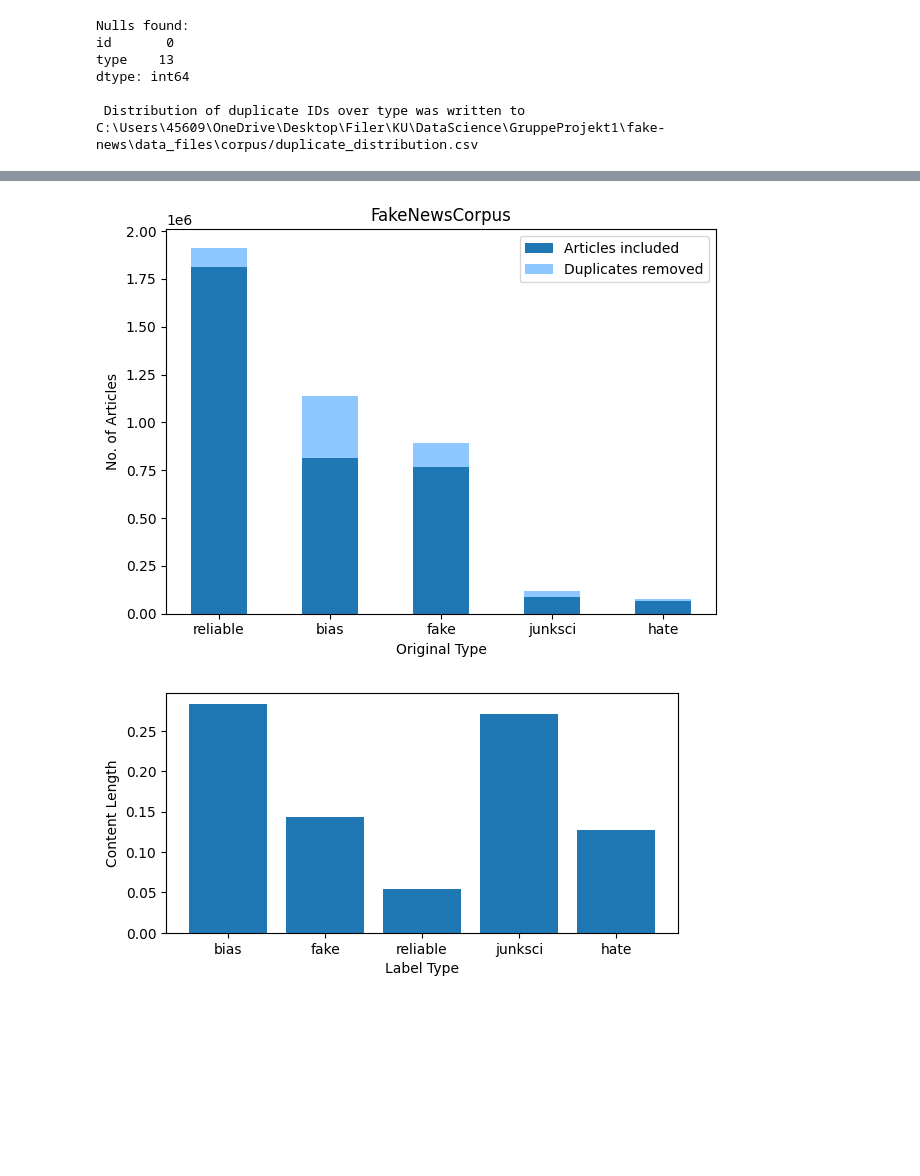
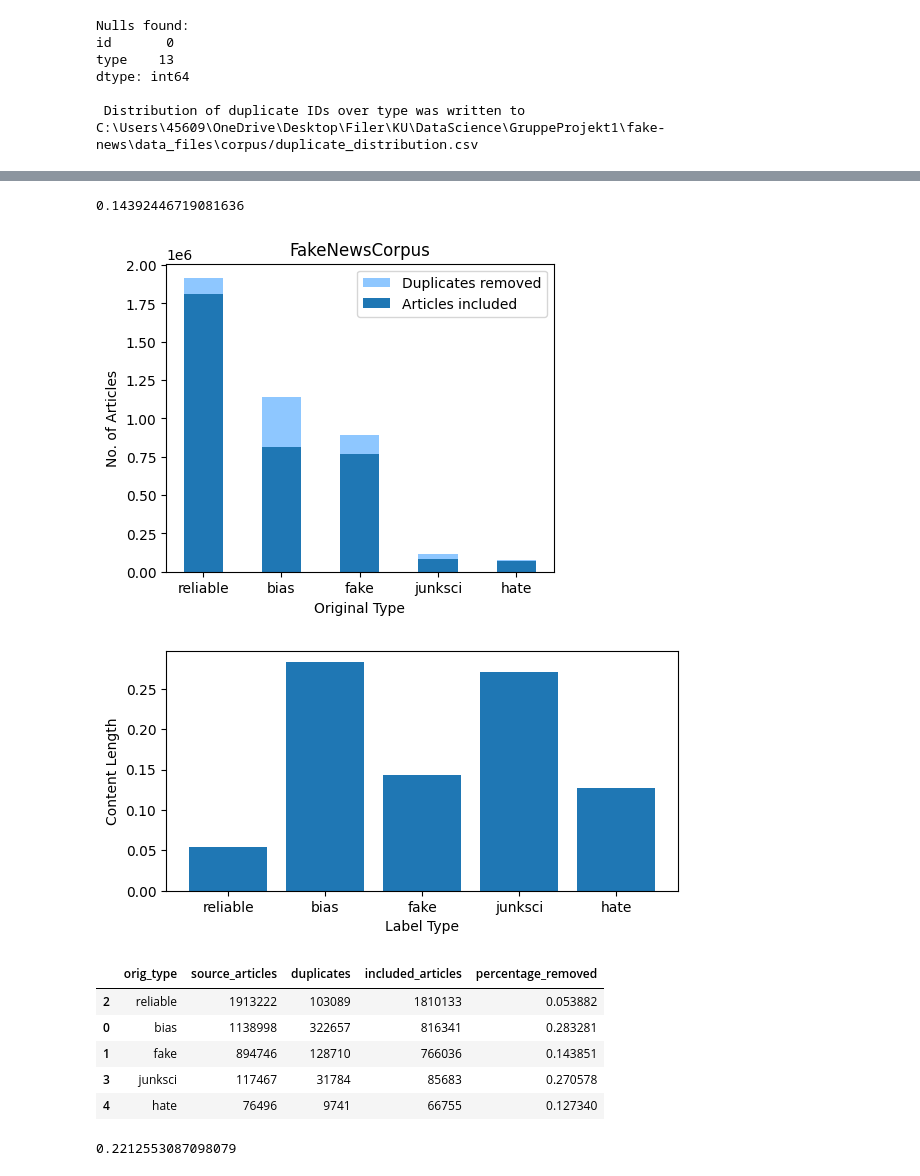
Before and after one commit to vicjuhl/fake-news, a Jupyter notebook: src/notebooks/dups_distribution.ipynb, the cells around one changed output, grey strips where cells are left out. Drawn from its saved outputs; the diff is of its cells as text; code cells hidden in the pictures; blank space fills up the shorter version.

```diff
--- a/src/notebooks/dups_distribution.ipynb
+++ b/src/notebooks/dups_distribution.ipynb
@@ -75,22 +69,28 @@ df_dups['duplicates'] = data[2]
 df_dups['included_articles'] = df_dups['source_articles']-df_dups['duplicates']
 df_dups['percentage_removed'] = df_dups['duplicates']/df_dups['source_articles']
 df_dups = df_dups.sort_values(by='source_articles', ascending=False)
+# %%
+df_dups.duplicates.sum() / df_dups.source_articles.sum()
+# %% [output]
+0.14392446719081636
 # %%
 import numpy as np
 
 X_axis = np.arange(len(df_dups['orig_type']))
 
+plt.bar(X_axis, df_dups['duplicates'], 0.5, bottom=df_dups['included_articles'], color="dodgerblue", label='Duplicates removed', alpha=0.5)
 plt.bar(X_axis, df_dups['included_articles'], 0.5, label = 'Articles included')
-plt.bar(X_axis, df_dups['duplicates'], 0.5, bottom=df_dups['included_articles'], color="dodgerblue", label='Duplicates removed', alpha=0.5)
+
 
 plt.xticks(X_axis, df_dups['orig_type'])
 plt.xlabel("Original Type")
 plt.ylabel("No. of Articles")
 plt.title("FakeNewsCorpus")
 plt.legend()
+plt.rcParams["figure.figsize"] = (5,4)
 plt.show()
 # %% [output]
-[figure, old version]
+[figure, new version]
 # %%
 # Content length by Label type in Fake News Corpus
 import pandas as pd
@@ -113,4 +113,21 @@ plt.ylabel('Content Length')
 # show the plot
 plt.show()
 # %% [output]
-[figure, old version]
+[figure, new version]
+# %%
+df_dups
+# %% [output]
+|  | orig_type | source_articles | duplicates | included_articles | percentage_removed |
+| 2 | reliable | 1913222 | 103089 | 1810133 | 0.053882 |
+| 0 | bias | 1138998 | 322657 | 816341 | 0.283281 |
+| 1 | fake | 894746 | 128710 | 766036 | 0.143851 |
+| 3 | junksci | 117467 | 31784 | 85683 | 0.270578 |
+| 4 | hate | 76496 | 9741 | 66755 | 0.127340 |
+# %%
+# drop reliable label
+df_dups_ex_rel = df_dups.drop(2)
+
+# check percentage removed of fake group
+df_dups_ex_rel['duplicates'].sum()/df_dups_ex_rel['source_articles'].sum()
+# %% [output]
+0.2212553087098079
```
Also changed, not shown: parts of 1 cell of this notebook, 1 other file.
